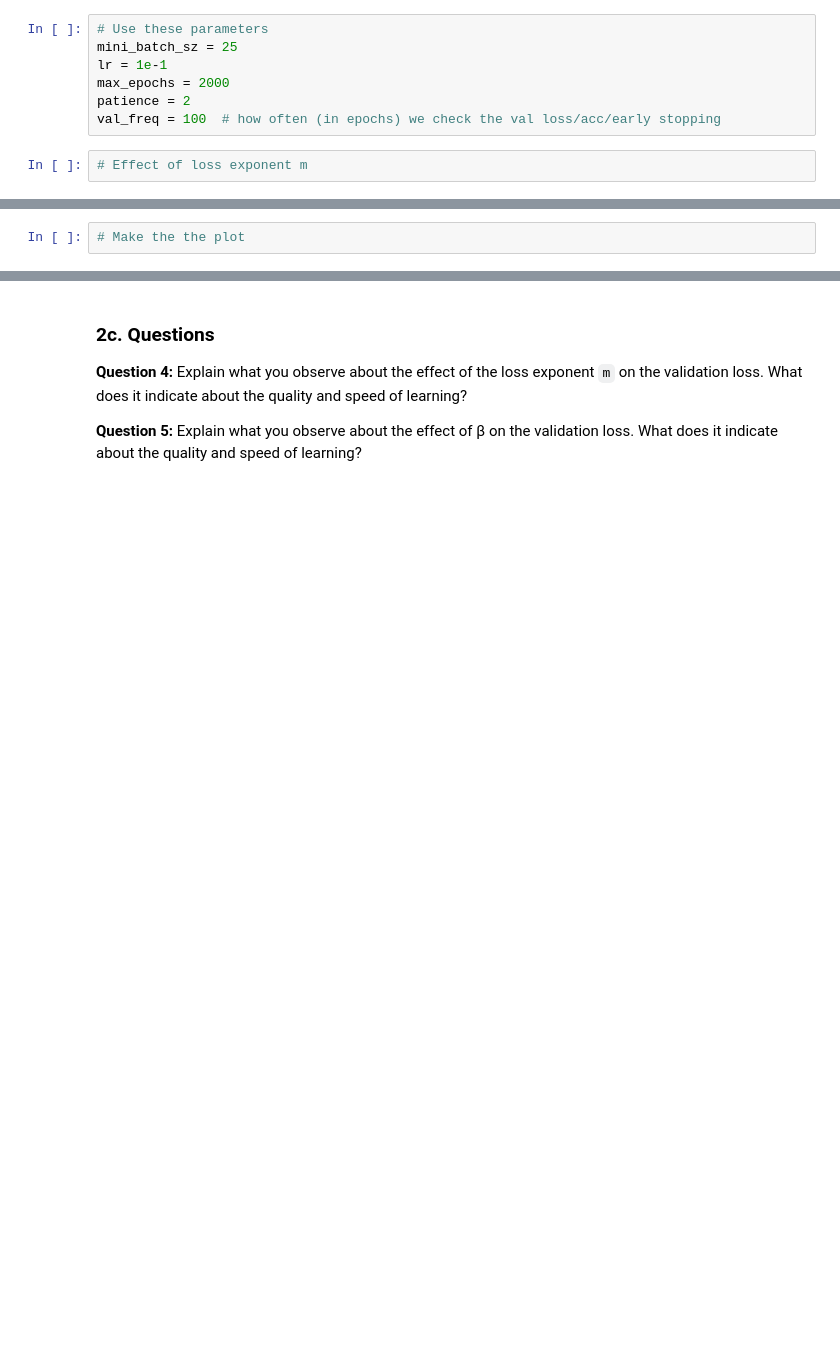
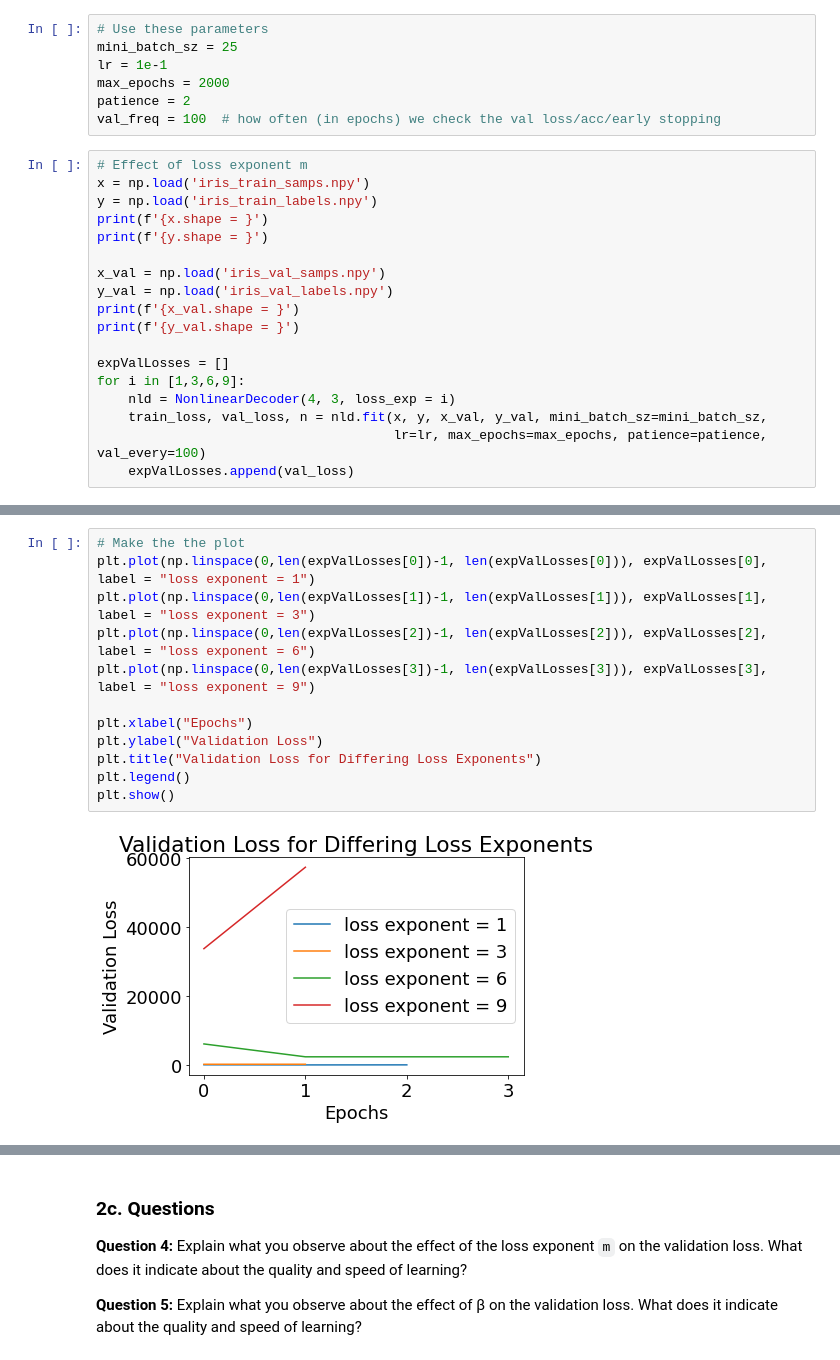
Before and after one commit to gtflor24/Project1, a Jupyter notebook: neural_decoding.ipynb, the cells around one changed output, grey strips where cells are left out. Drawn from its saved outputs; the diff is of its cells as text; blank space fills up the shorter version.

```diff
--- a/neural_decoding.ipynb
+++ b/neural_decoding.ipynb
@@ -430,3 +683,19 @@ patience = 2
 val_freq = 100  # how often (in epochs) we check the val loss/acc/early stopping
 # %%
 # Effect of loss exponent m
+x = np.load('iris_train_samps.npy')
+y = np.load('iris_train_labels.npy')
+print(f'{x.shape = }')
+print(f'{y.shape = }')
+
+x_val = np.load('iris_val_samps.npy')
+y_val = np.load('iris_val_labels.npy')
+print(f'{x_val.shape = }')
+print(f'{y_val.shape = }')
+
+expValLosses = []
+for i in [1,3,6,9]:
+    nld = NonlinearDecoder(4, 3, loss_exp = i)
+    train_loss, val_loss, n = nld.fit(x, y, x_val, y_val, mini_batch_sz=mini_batch_sz,
+                                      lr=lr, max_epochs=max_epochs, patience=patience, val_every=100)
+    expValLosses.append(val_loss)
@@ -433,4 +718,16 @@ val_freq = 100  # how often (in epochs) we check the val loss/acc/early stopping
 # %%
 # Make the the plot
+plt.plot(np.linspace(0,len(expValLosses[0])-1, len(expValLosses[0])), expValLosses[0], label = "loss exponent = 1")
+plt.plot(np.linspace(0,len(expValLosses[1])-1, len(expValLosses[1])), expValLosses[1], label = "loss exponent = 3")
+plt.plot(np.linspace(0,len(expValLosses[2])-1, len(expValLosses[2])), expValLosses[2], label = "loss exponent = 6")
+plt.plot(np.linspace(0,len(expValLosses[3])-1, len(expValLosses[3])), expValLosses[3], label = "loss exponent = 9")
+
+plt.xlabel("Epochs")
+plt.ylabel("Validation Loss")
+plt.title("Validation Loss for Differing Loss Exponents")
+plt.legend()
+plt.show()
+# %% [output]
+[figure, added]
 # %%
 # Effect of beta
```
Also changed, not shown: parts of 22 cells of this notebook, 3 other files.
